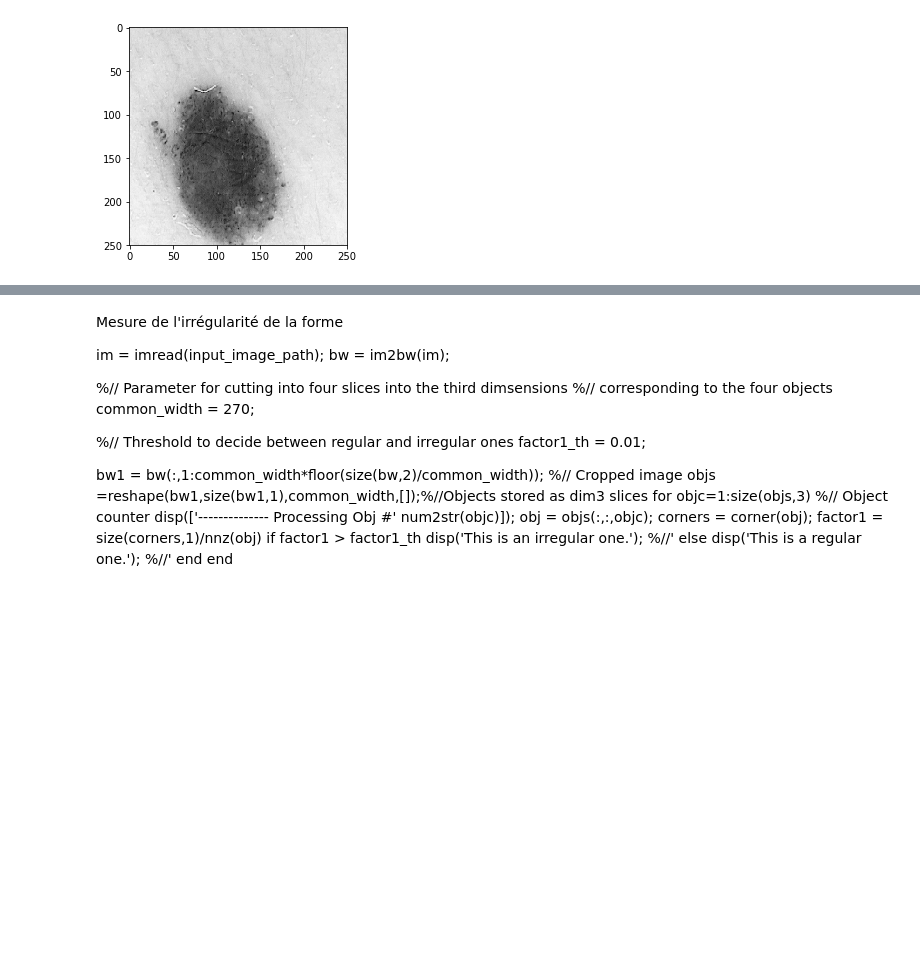
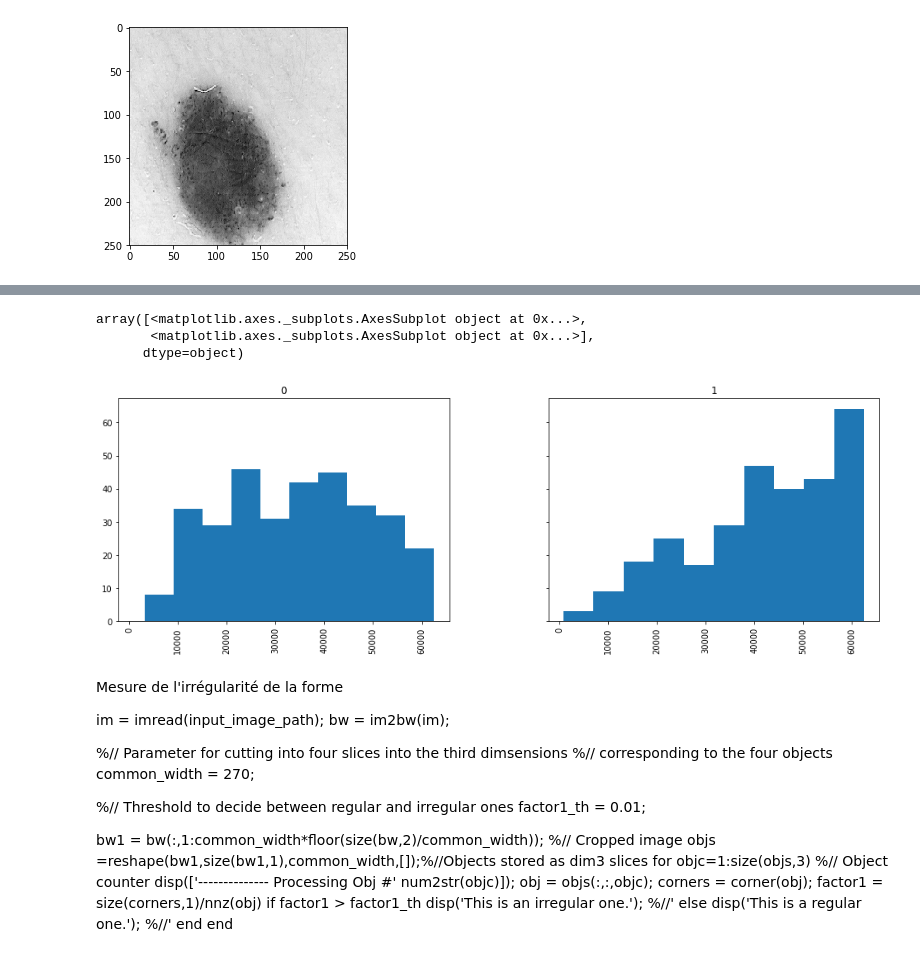
Before and after one commit to jeanbabs/Melanoma_detection, a Jupyter notebook: jean.ipynb, the cells around one changed output, grey strips where cells are left out. Drawn from its saved outputs; the diff is of its cells as text; code cells hidden in the pictures; blank space fills up the shorter version.

```diff
--- a/jean.ipynb
+++ b/jean.ipynb
@@ -156,3 +155,18 @@ np.sum(blobs2)
+# %%
+blobs_array = np.zeros((X_train.shape[0]))
+for i,x in enumerate(X_train):
+    croped = crop_center(x, 250, 250)
+    blobs_array[i] = np.sum(croped < 160)
+
+df['cnt_dark_pixel'] = pd.Series(blobs_array)
+
+fig, axes = plt.subplots(1, 2, sharex=True, sharey=True, figsize=(16, 5))
+df.hist(column='cnt_dark_pixel', by='label', ax=axes)
+# %% [output]
+array([<matplotlib.axes._subplots.AxesSubplot object at 0x...>,
+       <matplotlib.axes._subplots.AxesSubplot object at 0x...>],
+      dtype=object)
+[figure, added]
 # %% [markdown]
 Mesure de l'irrégularité de la forme
 
```
Also changed, not shown: parts of 14 cells of this notebook.
